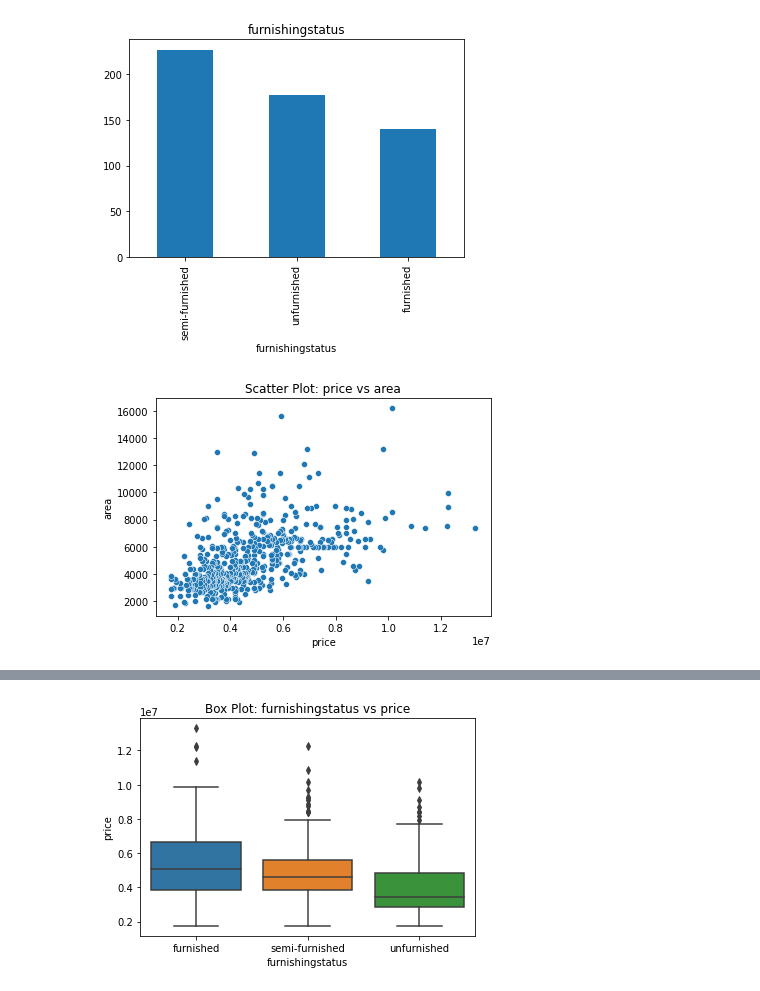
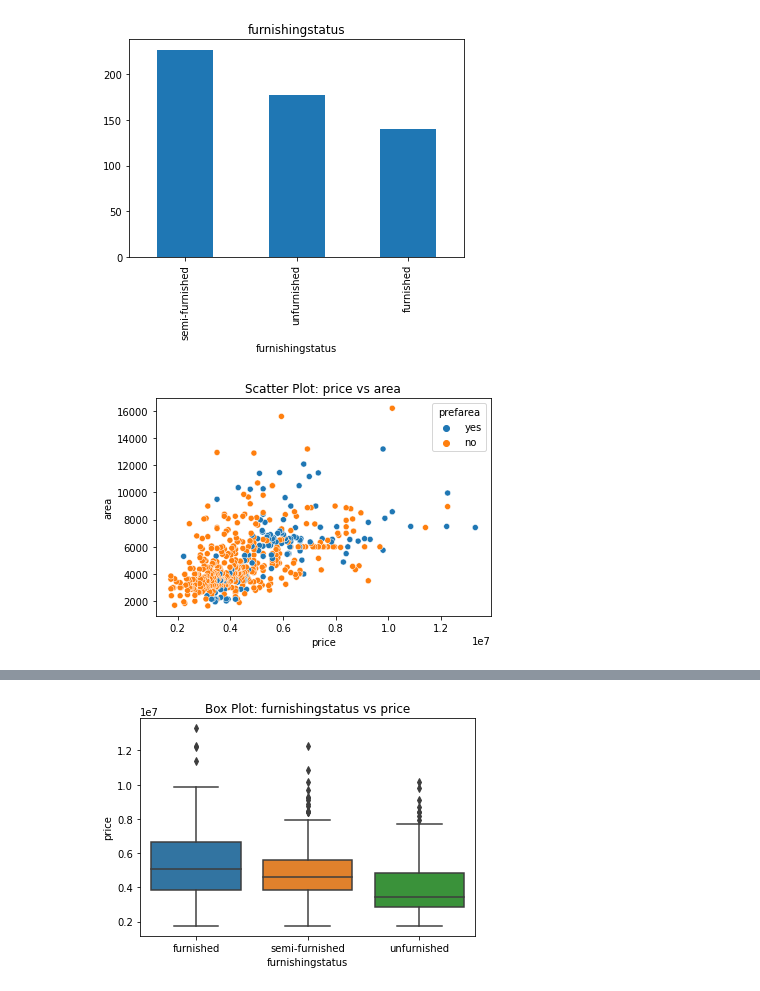
Before and after one commit to nikitazhuikov/Kaggle, a Jupyter notebook: Kaggle_housing.ipynb, the cells around one changed output, grey strips where cells are left out. Saved outputs shown, nothing was run; the diff lists cells and outputs as text; code cells hidden in the pictures.

```diff
--- a/Kaggle_housing.ipynb
+++ b/Kaggle_housing.ipynb
@@ -169,8 +169,9 @@ plt.show()
 # %% [output]
 [figure]
 # %%
-sns.scatterplot(x='price', y='area', data=df)
+sns.scatterplot(x='price', y='area', hue= 'prefarea', data=df)
+
 plt.title('Scatter Plot: price vs area')
 plt.show()
 # %% [output]
-[figure, old version]
+[figure, new version]
```
Also changed, not shown: parts of 1 cell of this notebook.
